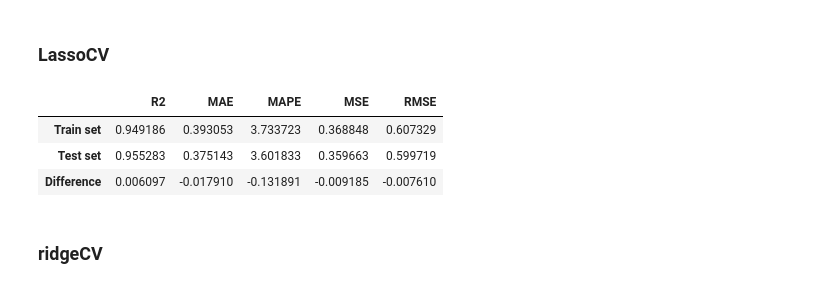
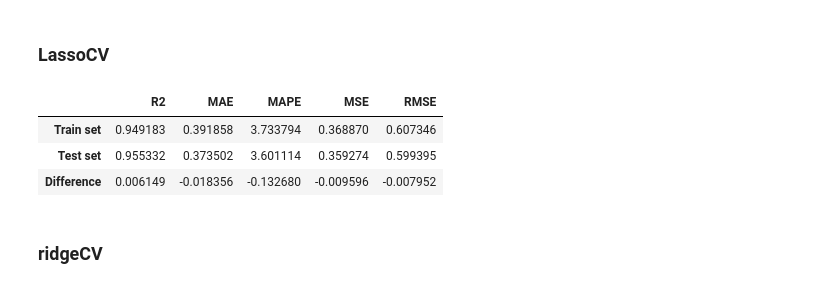
Before and after one commit to 4GeeksAcademy/Gupir11-machine-learning, a Jupyter notebook: src/03-linear-regression-reg-demographic-health-data.ipynb, the cells around one changed output. Cells and saved outputs as stored; diff of their text form; code cells hidden in the pictures.

```diff
--- a/src/03-linear-regression-reg-demographic-health-data.ipynb
+++ b/src/03-linear-regression-reg-demographic-health-data.ipynb
@@ -208,10 +209,10 @@ No fue necesario aplicar técnicas de encoding porque todas las variables selecc
 ## Modelo regresion lineal
 # %%
 lr_model = LinearRegression()
-lr_model.fit(X_train, y_train)
+lr_model.fit(X_train_scaled, y_train)
 
-lr_y_pred_train = lr_model.predict(X_train)
-lr_y_pred_test = lr_model.predict(X_test)
+lr_y_pred_train = lr_model.predict(X_train_scaled)
+lr_y_pred_test = lr_model.predict(X_test_scaled)
 
 get_regression_metrics(lr_y_pred_test, y_test, lr_y_pred_train, y_train)
 # %% [output]
@@ -226,10 +227,10 @@ La diferencia entre ambos es mínima, lo que indica una excelente capacidad de g
 ### Regularización Lasso
 # %%
 lasso_model = Lasso(alpha=0.5, max_iter=400, random_state=18)
-lasso_model.fit(X_train, y_train)
+lasso_model.fit(X_train_scaled, y_train)
 
-lasso_y_pred_test = lasso_model.predict(X_test)
-lasso_y_pred_train = lasso_model.predict(X_train)
+lasso_y_pred_test = lasso_model.predict(X_test_scaled)
+lasso_y_pred_train = lasso_model.predict(X_train_scaled)
 get_regression_metrics(lasso_y_pred_test, y_test, lasso_y_pred_train, y_train)
 # %% [output]
 |  | R2 | MAE | MAPE | MSE | RMSE |
@@ -238,0 +242,9 @@ get_regression_metrics(lasso_y_pred_test, y_test, lasso_y_pred_train, y_train)
+# %%
+alphas = np.linspace(0.0, 20.0, 100)
+r2_scores = []
+# %%
+for alpha in alphas:
+    model = Lasso(alpha=alpha, max_iter=5000)
+    model.fit(X_train_scaled, y_train)
+    y_pred = model.predict(X_test_scaled)
+    r2_scores.append(r2_score(y_test, y_pred))
@@ -256,17 +284,17 @@ get_regression_metrics(ridge_y_pred_test, y_test, ridge_y_pred_train, y_train)
 # %%
 lasso_cv_model = (LassoCV(alphas=np.logspace(-6, 6, 10),
                          cv=5,
                          random_state=18,
-                         n_jobs=-1).fit(X_train, y_train))
+                         n_jobs=-1).fit(X_train_scaled, y_train))
 
-lasso_cv_y_pred_test = lasso_cv_model.predict(X_test)  # Predicción en test
-lasso_cv_y_pred_train = lasso_cv_model.predict(X_train)  # Predicción en train
+lasso_cv_y_pred_test = lasso_cv_model.predict(X_test_scaled)  # Predicción en test
+lasso_cv_y_pred_train = lasso_cv_model.predict(X_train_scaled)  # Predicción en train
 get_regression_metrics(lasso_cv_y_pred_test, y_test, lasso_cv_y_pred_train, y_train)  # Métricas
 # %% [output]
 |  | R2 | MAE | MAPE | MSE | RMSE |
-| Train set | 0.949186 | 0.393053 | 3.733723 | 0.368848 | 0.607329 |
-| Test set | 0.955283 | 0.375143 | 3.601833 | 0.359663 | 0.599719 |
-| Difference | 0.006097 | -0.017910 | -0.131891 | -0.009185 | -0.007610 |
+| Train set | 0.949183 | 0.391858 | 3.733794 | 0.368870 | 0.607346 |
+| Test set | 0.955332 | 0.373502 | 3.601114 | 0.359274 | 0.599395 |
+| Difference | 0.006149 | -0.018356 | -0.132680 | -0.009596 | -0.007952 |
 # %% [markdown]
 ### ridgeCV
 # %%
```
Also changed, not shown: parts of 9 cells of this notebook.
